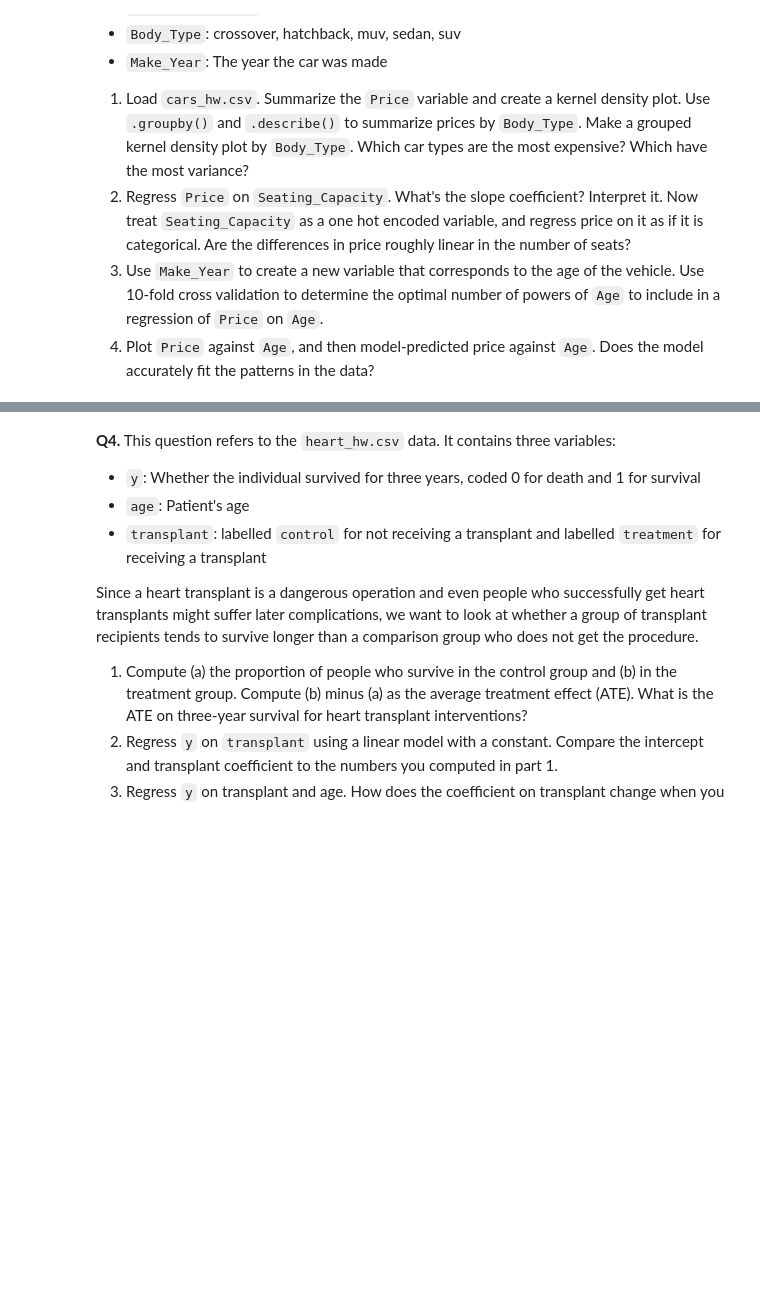
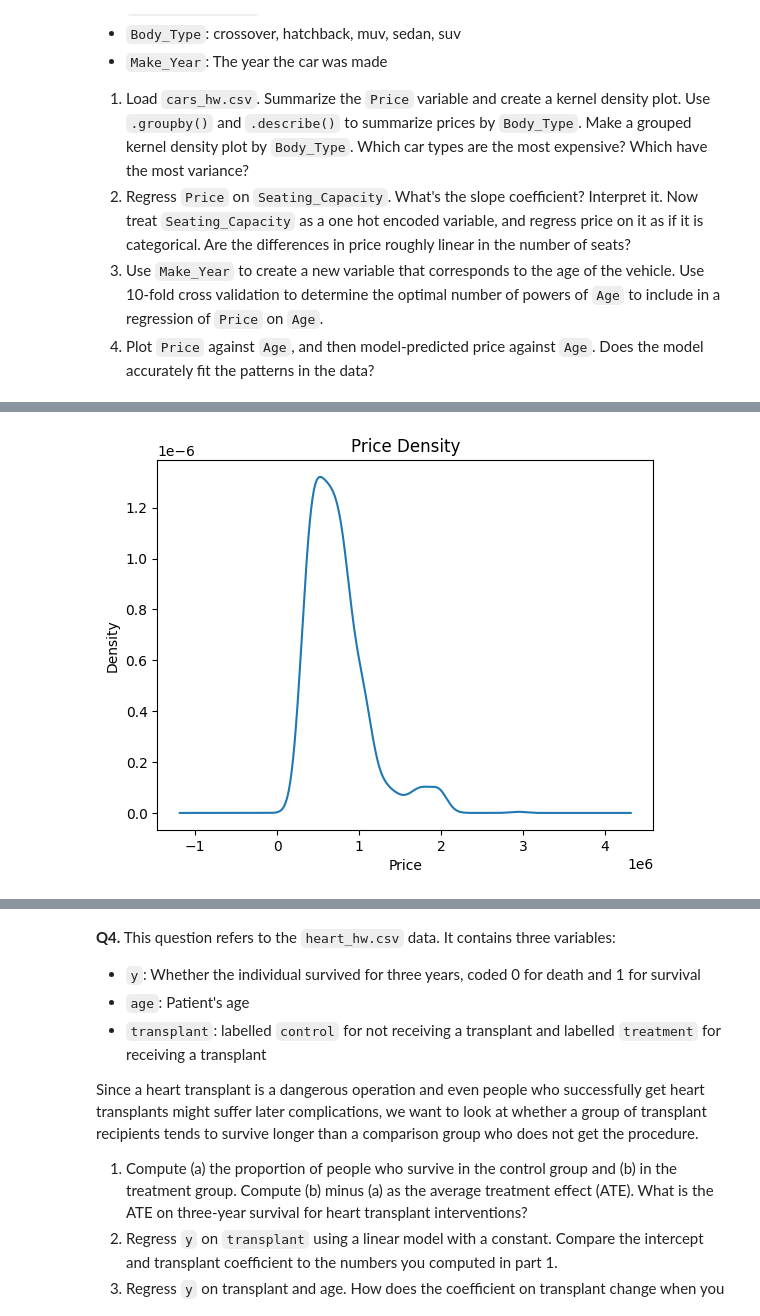
Before and after one commit to EfremE24/undergrad_ml_assignments, a Jupyter notebook: 03_assignment_linear_models.ipynb, the cells around one changed output, grey strips where cells are left out. Cells and saved outputs as stored; diff of their text form; code cells hidden in the pictures; blank space fills up the shorter version.

```diff
--- a/03_assignment_linear_models.ipynb
+++ b/03_assignment_linear_models.ipynb
@@ -241,3 +241,12 @@ Since model 2 has the lowest CV MSE, it performs best on new data.
   2. Regress `Price` on `Seating_Capacity`. What's the slope coefficient? Interpret it. Now treat `Seating_Capacity` as a one hot encoded variable, and regress price on it as if it is categorical. Are the differences in price roughly linear in the number of seats?
   3. Use `Make_Year` to create a new variable that corresponds to the age of the vehicle. Use 10-fold cross validation to determine the optimal number of powers of `Age` to include in a regression of `Price` on `Age`.
   4. Plot `Price` against `Age`, and then model-predicted price against `Age`. Does the model accurately fit the patterns in the data?
+# %%
+from sklearn.pipeline import make_pipeline
+from sklearn.linear_model import LinearRegression
+from sklearn.model_selection import KFold, cross_val_score
+from sklearn.preprocessing import PolynomialFeatures
+from sklearn.pipeline import make_pipeline
+df = pd.read_csv('./data/cars_hw.csv')
+df.columns = df.columns.str.strip().str.lower()
+df.head()
@@ -243,0 +274,7 @@ Since model 2 has the lowest CV MSE, it performs best on new data.
+# %%
+df['price'].plot.kde()
+plt.title('Price Density')
+plt.xlabel('Price')
+plt.show()
+# %% [output]
+[figure, added]
```
Also changed, not shown: parts of 19 cells of this notebook.
